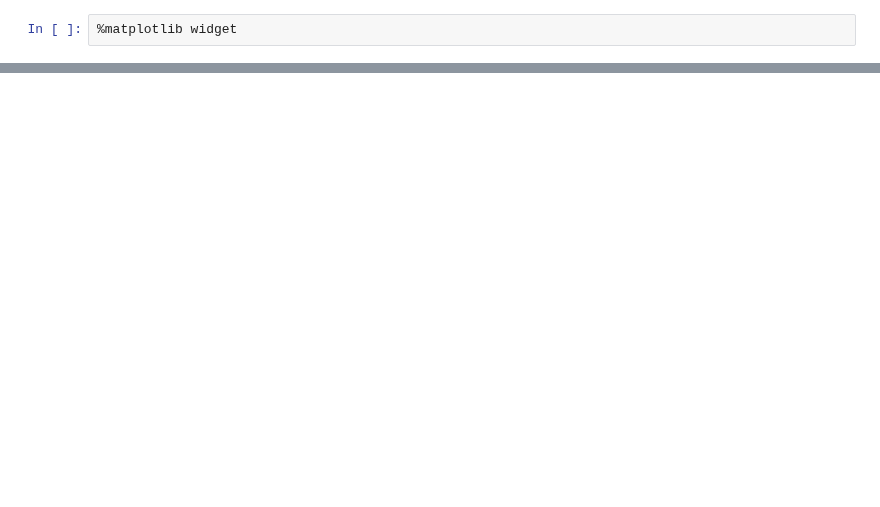
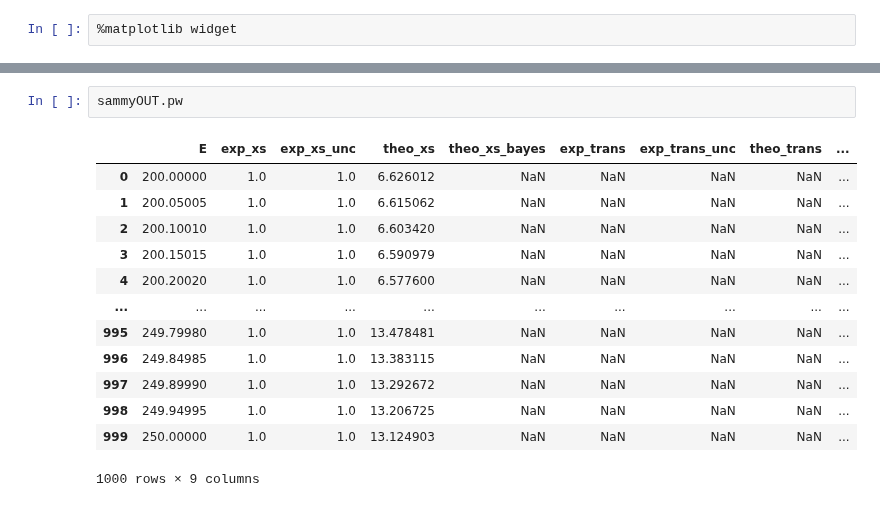
Before and after one commit to Naww137/ATARI, a Jupyter notebook: examples/Compare_Resonance_Models.ipynb, the cells around one changed output, grey strips where cells are left out. Cells and saved outputs as stored; diff of their text form; blank space fills up the shorter version.

```diff
--- a/examples/Compare_Resonance_Models.ipynb
+++ b/examples/Compare_Resonance_Models.ipynb
@@ -107,2 +123,18 @@ sammyOUT = sammy_functions.run_sammy_YW(sammyINPyw, rto)
+# %%
+sammyOUT.pw
+# %% [output]
+|  | E | exp_xs | exp_xs_unc | theo_xs | theo_xs_bayes | exp_trans | exp_trans_unc | theo_trans | ... |
+| 0 | 200.00000 | 1.0 | 1.0 | 6.626012 | NaN | NaN | NaN | NaN | ... |
+| 1 | 200.05005 | 1.0 | 1.0 | 6.615062 | NaN | NaN | NaN | NaN | ... |
+| 2 | 200.10010 | 1.0 | 1.0 | 6.603420 | NaN | NaN | NaN | NaN | ... |
+| 3 | 200.15015 | 1.0 | 1.0 | 6.590979 | NaN | NaN | NaN | NaN | ... |
+| 4 | 200.20020 | 1.0 | 1.0 | 6.577600 | NaN | NaN | NaN | NaN | ... |
+| ... | ... | ... | ... | ... | ... | ... | ... | ... | ... |
+| 995 | 249.79980 | 1.0 | 1.0 | 13.478481 | NaN | NaN | NaN | NaN | ... |
+| 996 | 249.84985 | 1.0 | 1.0 | 13.383115 | NaN | NaN | NaN | NaN | ... |
+| 997 | 249.89990 | 1.0 | 1.0 | 13.292672 | NaN | NaN | NaN | NaN | ... |
+| 998 | 249.94995 | 1.0 | 1.0 | 13.206725 | NaN | NaN | NaN | NaN | ... |
+| 999 | 250.00000 | 1.0 | 1.0 | 13.124903 | NaN | NaN | NaN | NaN | ... |
+1000 rows × 9 columns
 # %%
 figure()
```
Also changed, not shown: parts of 10 cells of this notebook.
